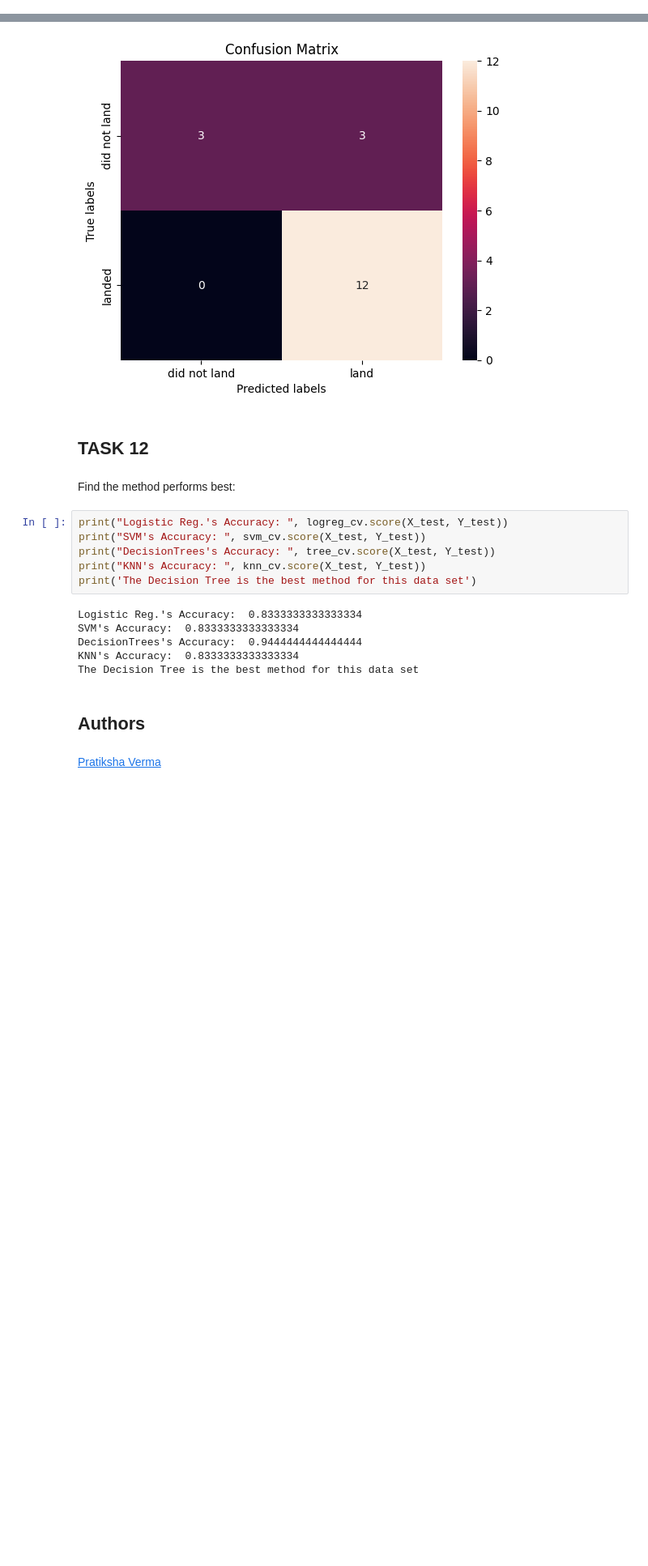
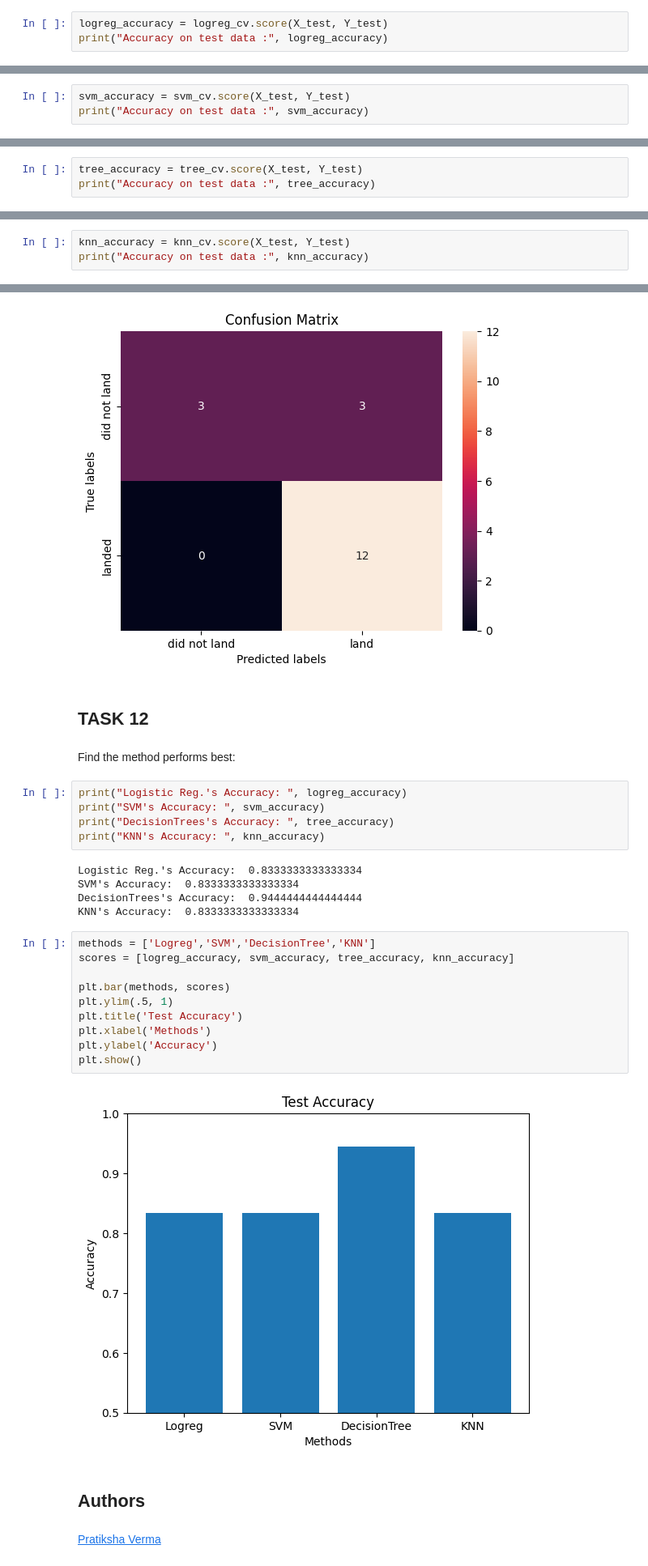
Before and after one commit to Grighund/AppliedDataScienceCapstone, a Jupyter notebook: 8-Predictive Analysis.ipynb, the cells around one changed output, grey strips where cells are left out. Shown at 81% size. Saved outputs shown, nothing was run; the diff lists cells and outputs as text; blank space fills up the shorter version.

```diff
--- a/8-Predictive Analysis.ipynb
+++ b/8-Predictive Analysis.ipynb
@@ -200,0 +196,3 @@ LogReg set accuracy : 0.8333333333333334
+# %%
+logreg_accuracy = logreg_cv.score(X_test, Y_test)
+print("Accuracy on test data :", logreg_accuracy)
@@ -242,0 +239,3 @@ SVM set accuracy : 0.8333333333333334
+# %%
+svm_accuracy = svm_cv.score(X_test, Y_test)
+print("Accuracy on test data :", svm_accuracy)
@@ -287,0 +285,3 @@ Tree set accuracy : 0.9444444444444444
+# %%
+tree_accuracy = tree_cv.score(X_test, Y_test)
+print("Accuracy on test data :", tree_accuracy)
@@ -326,0 +325,3 @@ KNN set accuracy : 0.8333333333333334
+# %%
+knn_accuracy = knn_cv.score(X_test, Y_test)
+print("Accuracy on test data :", knn_accuracy)
@@ -336,17 +339,27 @@ plot_confusion_matrix(Y_test,yhat)
 # %% [markdown]
 Find the method performs best:
 # %%
-print("Logistic Reg.'s Accuracy: ", logreg_cv.score(X_test, Y_test))
-print("SVM's Accuracy: ", svm_cv.score(X_test, Y_test))
-print("DecisionTrees's Accuracy: ", tree_cv.score(X_test, Y_test))
-print("KNN's Accuracy: ", knn_cv.score(X_test, Y_test))
-print('The Decision Tree is the best method for this data set')
+print("Logistic Reg.'s Accuracy: ", logreg_accuracy)
+print("SVM's Accuracy: ", svm_accuracy)
+print("DecisionTrees's Accuracy: ", tree_accuracy)
+print("KNN's Accuracy: ", knn_accuracy)
 # %% [output]
 Logistic Reg.'s Accuracy:  0.8333333333333334
 SVM's Accuracy:  0.8333333333333334
 DecisionTrees's Accuracy:  0.9444444444444444
 KNN's Accuracy:  0.8333333333333334
-The Decision Tree is the best method for this data set
+# %%
+methods = ['Logreg','SVM','DecisionTree','KNN']
+scores = [logreg_accuracy, svm_accuracy, tree_accuracy, knn_accuracy]
+
+plt.bar(methods, scores)
+plt.ylim(.5, 1)
+plt.title('Test Accuracy')
+plt.xlabel('Methods')
+plt.ylabel('Accuracy')
+plt.show()
+# %% [output]
+[figure, added]
 # %% [markdown]
 ## Authors
 # %% [markdown]
```
Also changed, not shown: parts of 10 cells of this notebook.
